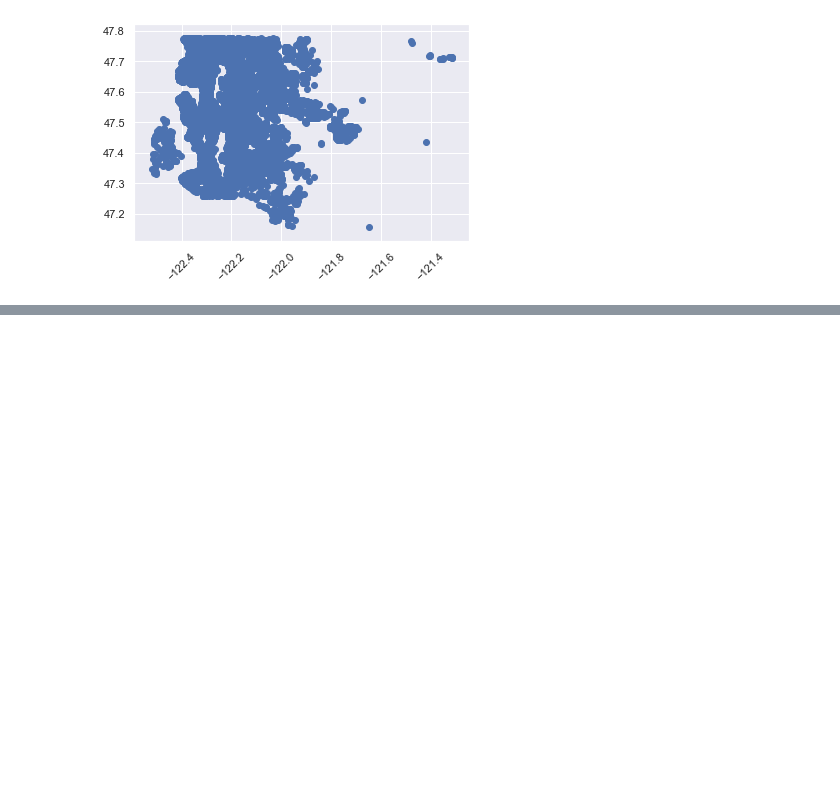
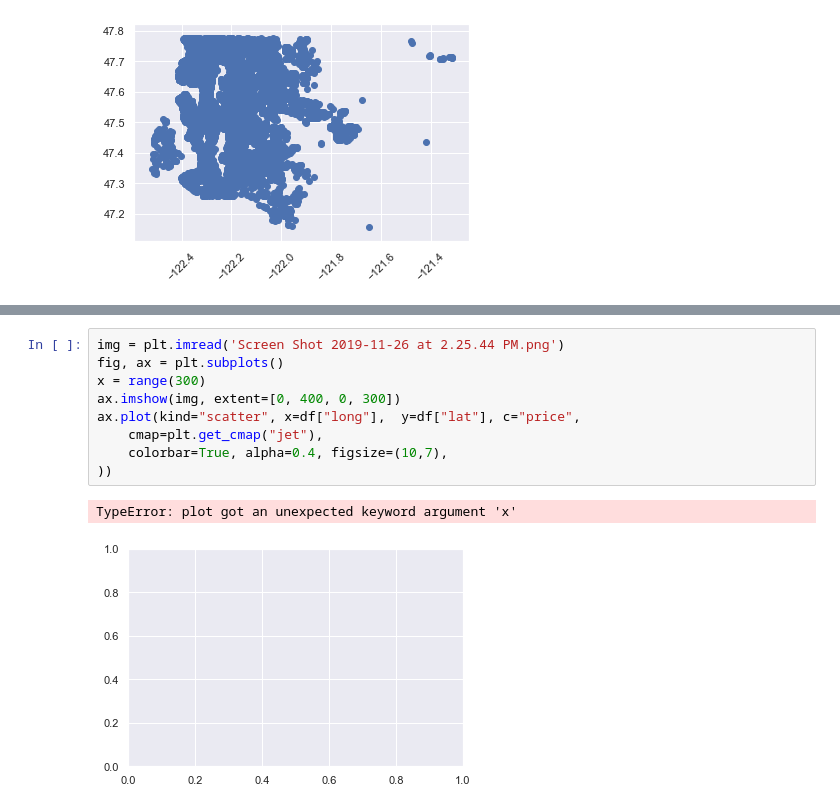
Before and after one commit to kmcnicoll/KyleMatt, a Jupyter notebook: 4 hour graph, lat long on map.ipynb, the cells around one changed output, grey strips where cells are left out. Drawn from its saved outputs; the diff is of its cells as text; blank space fills up the shorter version.

```diff
--- a/Graph pre scale.ipynb
+++ b/4 hour graph, lat long on map.ipynb
@@ -167,4 +167,16 @@ fig.update_layout(
 fig.show()
 # %% [output]
 [interactive output not drawn]
+# %%
+img = plt.imread('Screen Shot 2019-11-26 at 2.25.44 PM.png')
+fig, ax = plt.subplots()
+x = range(300)
+ax.imshow(img, extent=[0, 400, 0, 300])
+ax.plot(kind="scatter", x=df["long"],  y=df["lat"], c="price",
+    cmap=plt.get_cmap("jet"),
+    colorbar=True, alpha=0.4, figsize=(10,7),
+))
+# %% [output]
+TypeError: plot got an unexpected keyword argument 'x'
+[figure, added]
 # %%
```
Also changed, not shown: parts of 7 cells of this notebook.
